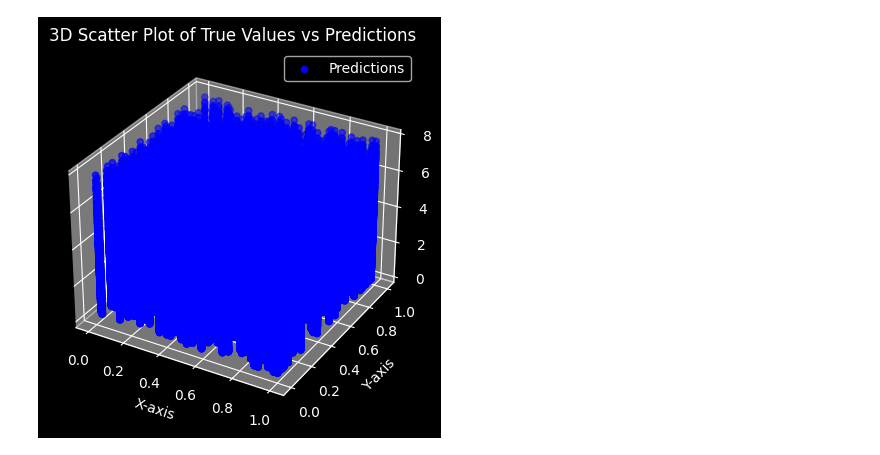
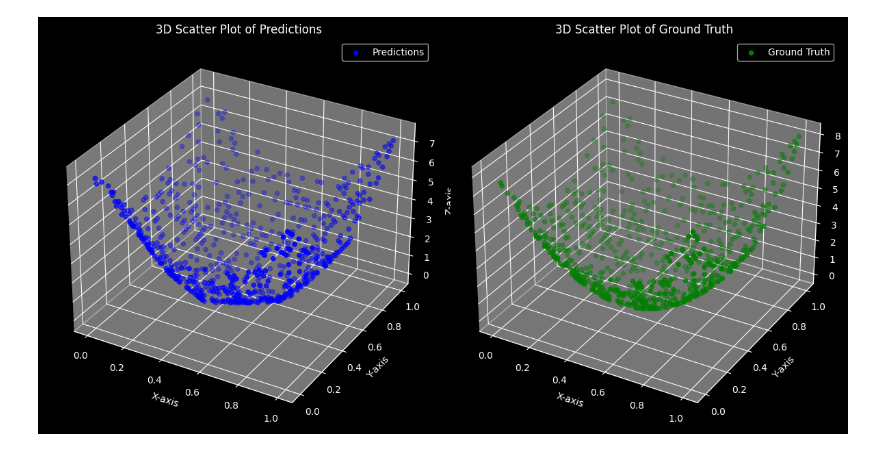
Before and after one commit to Loic017/machine-learning-implementations, a Jupyter notebook: deep_learning/examples/paraboloid_regression.ipynb, the cells around one changed output. Saved outputs shown, nothing was run; the diff lists cells and outputs as text; code cells hidden in the pictures.

```diff
--- a/deep_learning/examples/paraboloid_regression.ipynb
+++ b/deep_learning/examples/paraboloid_regression.ipynb
@@ -114,14 +135,41 @@ predictions = model.predict(X_test)
-# %%
-# Plot the predictions against X_test
-fig = plt.figure()
-ax = fig.add_subplot(111, projection="3d")
-# ax.scatter(X_test[:, 0], X_test[:, 1], y_test, color="red", label="True Values")
-ax.scatter(X_test[:, 0], X_test[:, 1], predictions, color="blue", label="Predictions")
-ax.set_xlabel("X-axis")
-ax.set_ylabel("Y-axis")
-ax.set_zlabel("Z-axis")
-plt.title("3D Scatter Plot of True Values vs Predictions")
-plt.legend()
-plt.show()
-# %% [output]
-[figure, removed]
+# %%
+X_test_unraveled = X_test[:, 0]
+Y_test_unraveled = X_test[:, 1]
+Z_predictions = predictions.ravel()
+Z_test_unraveled = y_test.ravel()
+
+# Plot the unraveled data on 2 subfigures
+fig = plt.figure(figsize=(12, 6))
+
+ax1 = fig.add_subplot(121, projection="3d")
+ax1.scatter(
+    X_test_unraveled,
+    Y_test_unraveled,
+    Z_predictions,
+    color="blue",
+    label="Predictions",
+)
+ax1.set_xlabel("X-axis")
+ax1.set_ylabel("Y-axis")
+ax1.set_zlabel("Z-axis")
+ax1.set_title("3D Scatter Plot of Predictions")
+ax1.legend()
+
+ax2 = fig.add_subplot(122, projection="3d")
+ax2.scatter(
+    X_test_unraveled,
+    Y_test_unraveled,
+    Z_test_unraveled,
+    color="green",
+    label="Ground Truth",
+)
+ax2.set_xlabel("X-axis")
+ax2.set_ylabel("Y-axis")
+ax2.set_zlabel("Z-axis")
+ax2.set_title("3D Scatter Plot of Ground Truth")
+ax2.legend()
+
+plt.tight_layout()
+plt.show()
+# %% [output]
+[figure, added]
```
Also changed, not shown: parts of 4 cells of this notebook, 1 other file.
